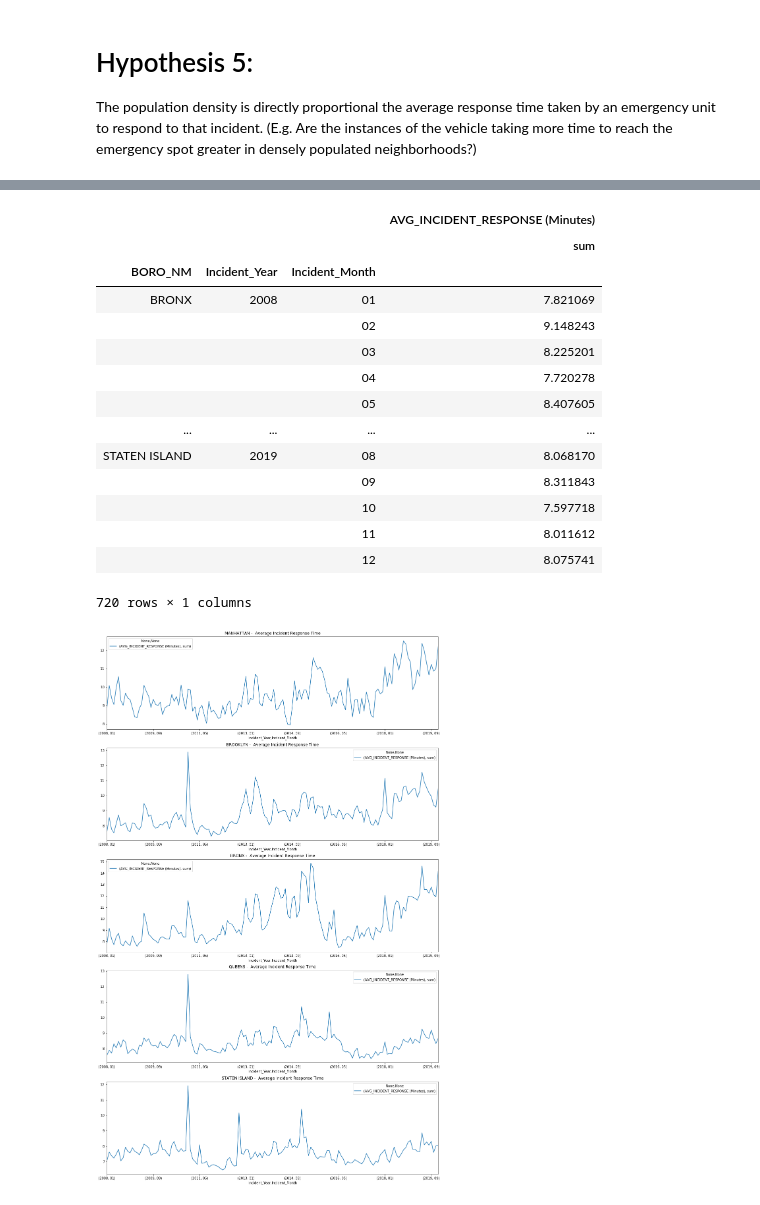
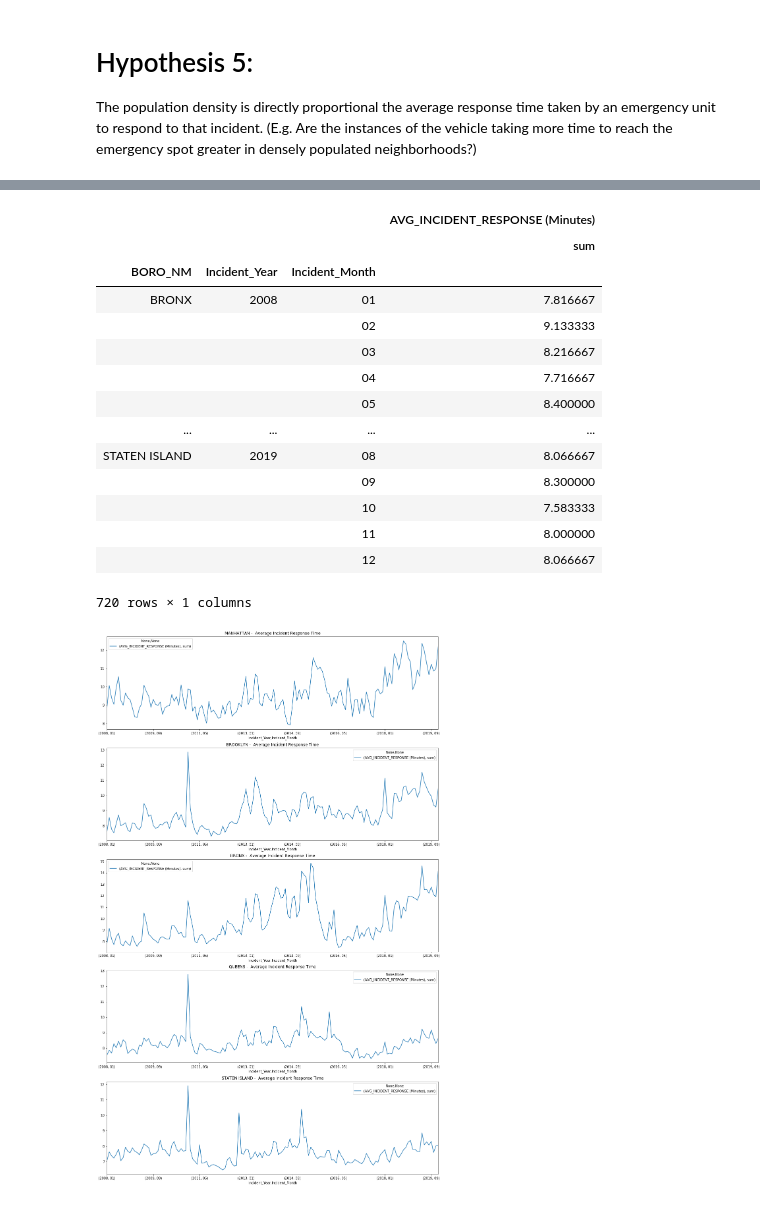
Before and after one commit to rahulrohri/PR_FP_RahulMegha, a Jupyter notebook: Final Project PR_v10.ipynb, the cells around one changed output, grey strips where cells are left out. Saved outputs shown, nothing was run; the diff lists cells and outputs as text; code cells hidden in the pictures.

```diff
--- a/Final Project PR_v10.ipynb
+++ b/Final Project PR_v10.ipynb
@@ -757,4 +579,4 @@ def get_file(EMS_Data_File):
 # %%
-EMS_Data = get_file(EMS_incident)
-EMS_Data
+EMS_Data = get_file(EMS_incident,3) # only import columns INCIDENT_RESPONSE_SECONDS_QY,INCIDENT_DATETIME,BOROUGH
+EMS_Data.head()
 # %% [output]
@@ -774,6 +591,0 @@ EMS_Data
-# %%
-#Extracting the Month and Year of the incident
-EMS_Data['Incident_Month'] = EMS_Data.INCIDENT_DATETIME.str[:2]
-EMS_Data['Incident_Year'] = EMS_Data.INCIDENT_DATETIME.str[6:10]
-EMS_Data['INCIDENT_DATETIME'] = EMS_Data['INCIDENT_DATETIME'].dropna()
-EMS_Data
@@ -794,7 +608,11 @@ EMS_Data
 # %%
 #EMS_incident_response_avg = EMS_Data[['INCIDENT_RESPONSE_SECONDS_QY','BOROUGH']]
-#EMS_incident_response_avg = EMS_Data.dropna()
-EMS_incident_response_avg = EMS_Data.groupby(['BOROUGH','Incident_Year','Incident_Month'],as_index=False)['INCIDENT_RESPONSE_SECONDS_QY'].mean()
-#EMS_incident_response_avg['INCIDENT_RESPONSE_SECONDS_QY']=EMS_incident_response_avg['INCIDENT_RESPONSE_SECONDS_QY'].astype('int64')
-EMS_incident_response_avg['AVG_INCIDENT_RESPONSE (Minutes)'] = EMS_incident_response_avg['INCIDENT_RESPONSE_SECONDS_QY']/60
-EMS_incident_response_avg
+def EMS_details(dfname):
+    EMS_incident_response_avg = dfname.dropna()
+    EMS_incident_response_avg = EMS_incident_response_avg.groupby(['BOROUGH','Incident_Year','Incident_Month'],as_index=False)['INCIDENT_RESPONSE_SECONDS_QY'].mean()
+    EMS_incident_response_avg['INCIDENT_RESPONSE_SECONDS_QY']=EMS_incident_response_avg['INCIDENT_RESPONSE_SECONDS_QY'].astype('int64')
+    EMS_incident_response_avg['AVG_INCIDENT_RESPONSE (Minutes)'] = EMS_incident_response_avg['INCIDENT_RESPONSE_SECONDS_QY']/60
+    #Renaming the index to Staten Island
+    EMS_incident_response_avg = EMS_incident_response_avg.replace({'BOROUGH': 'RICHMOND / STATEN ISLAND'}, 'STATEN ISLAND')
+    result_inc_resp_df = pd.merge(Pop_density_df, EMS_incident_response_avg, how='inner', left_on='BORO_NM', right_on='BOROUGH')
+    return result_inc_resp_df
@@ -834,0 +619,3 @@ result_inc_resp_df
+# %%
+EMS_Result_df = EMS_details(EMS_Data)
+EMS_Result_df.head()
@@ -842,21 +637,21 @@ The correlation coefficient between Population Density and the Incident response
 # %%
-g4 = result_inc_resp_df.groupby(['BORO_NM','Incident_Year','Incident_Month']).agg({'AVG_INCIDENT_RESPONSE (Minutes)': ['sum']})
+g4 = EMS_Result_df.groupby(['BORO_NM','Incident_Year','Incident_Month']).agg({'AVG_INCIDENT_RESPONSE (Minutes)': ['sum']})
 g4
 # %% [output]
 |  |  |  | AVG_INCIDENT_RESPONSE (Minutes) |
 |  |  |  | sum |
 | BORO_NM | Incident_Year | Incident_Month |  |
-| BRONX | 2008 | 01 | 7.821069 |
-|  |  | 02 | 9.148243 |
-|  |  | 03 | 8.225201 |
-|  |  | 04 | 7.720278 |
-|  |  | 05 | 8.407605 |
+| BRONX | 2008 | 01 | 7.816667 |
+|  |  | 02 | 9.133333 |
+|  |  | 03 | 8.216667 |
+|  |  | 04 | 7.716667 |
+|  |  | 05 | 8.400000 |
 | ... | ... | ... | ... |
-| STATEN ISLAND | 2019 | 08 | 8.068170 |
-|  |  | 09 | 8.311843 |
-|  |  | 10 | 7.597718 |
-|  |  | 11 | 8.011612 |
-|  |  | 12 | 8.075741 |
+| STATEN ISLAND | 2019 | 08 | 8.066667 |
+|  |  | 09 | 8.300000 |
+|  |  | 10 | 7.583333 |
+|  |  | 11 | 8.000000 |
+|  |  | 12 | 8.066667 |
 720 rows × 1 columns
 # %%
 plot_graph(5,g4,18,30,'MANHATTAN','BROOKLYN','BRONX','QUEENS','STATEN ISLAND',' Average Incident Response Time')
```
Also changed, not shown: parts of 68 cells of this notebook.
